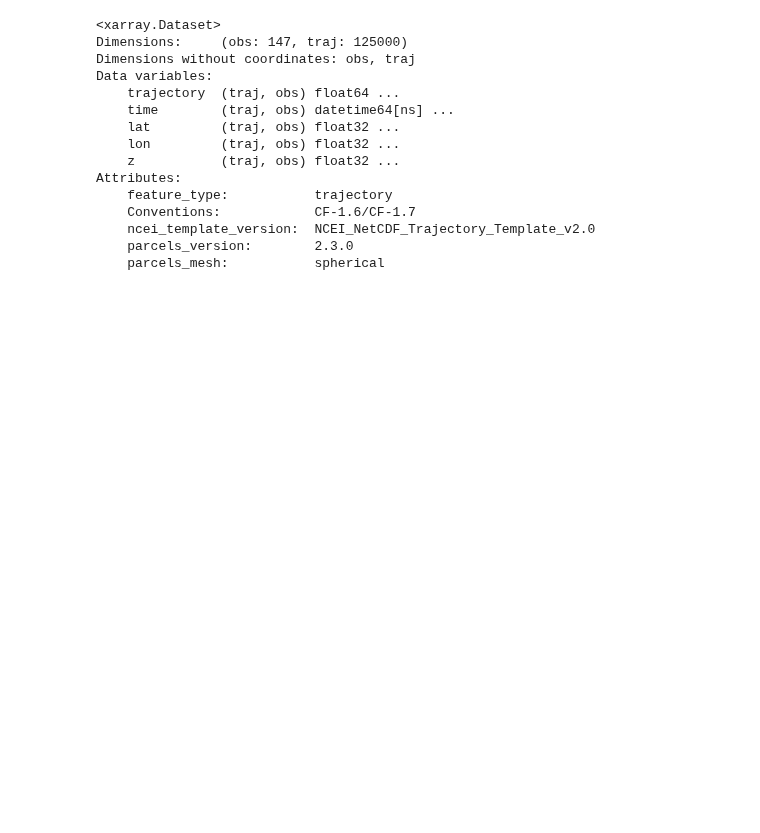
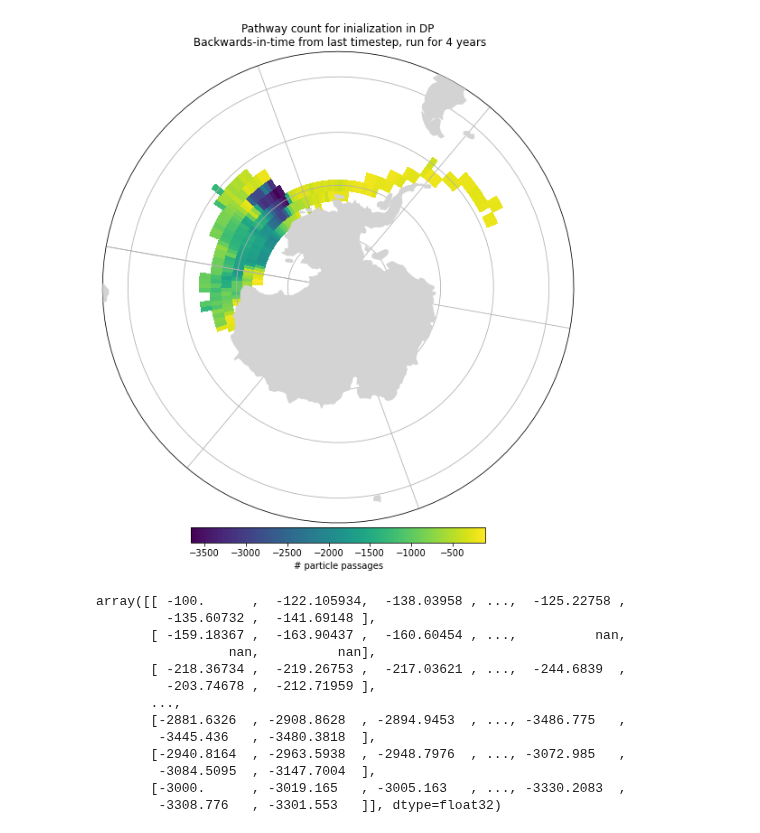
Before and after one commit to gmacgilchrist/bsose, a Jupyter notebook: notebooks/lagrangian/draw_parcel-out.ipynb, the cells around one changed output. Drawn from its saved outputs; the diff is of its cells as text; code cells hidden in the pictures; blank space fills up the shorter version.

```diff
--- a/notebooks/lagrangian/draw_parcel-out.ipynb
+++ b/notebooks/lagrangian/draw_parcel-out.ipynb
@@ -48,18 +61,48 @@ ax.set_title(
+# %%
+hs_depth = histogram(ds['lon'],ds['lat'],bins=[lonG,latG],weights=ds['z'],block_size=1)
+depth = hs_depth/hs
+# %%
+fig,ax = plt.subplots(figsize=(20,10),
+                      subplot_kw={'projection':
+                                      ccrs.SouthPolarStereo(
+                                      central_longitude=-100)})
+
+ax.set_extent([-180, 180, -90, -45], ccrs.PlateCarree())
+# Compute a circle in axes coordinates, which we can use as a boundary
+# for the map. We can pan/zoom as much as we like - the boundary will be
+# permanently circular.
+theta = np.linspace(0, 2*np.pi, 100)
+center, radius = [0.5, 0.5], 0.5
+verts = np.vstack([np.sin(theta), np.cos(theta)]).T
+circle = mpath.Path(verts * radius + center)
+ax.set_boundary(circle, transform=ax.transAxes)
+
+im=ax.pcolormesh(depth['lon_bin'],depth['lat_bin'],depth.transpose(),
+              transform=ccrs.PlateCarree())
+plt.colorbar(im,ax=ax,
+             orientation='horizontal',
+            fraction=0.03,pad=0.01,
+            label='# particle passages')
+
+ax.add_feature(cfeature.LAND, zorder=10,facecolor='lightgray')
+ax.gridlines()
+ax.set_title(
+    'Pathway count for inialization in DP\n Backwards-in-time from last timestep, run for 4 years');
+# %% [output]
+[figure, added]
 # %%
-ds
+ds['z'].values
 # %% [output]
-<xarray.Dataset>
-Dimensions:     (obs: 147, traj: 125000)
-Dimensions without coordinates: obs, traj
-Data variables:
-    trajectory  (traj, obs) float64 ...
-    time        (traj, obs) datetime64[ns] ...
-    lat         (traj, obs) float32 ...
-    lon         (traj, obs) float32 ...
-    z           (traj, obs) float32 ...
-Attributes:
-    feature_type:           trajectory
-    Conventions:            CF-1.6/CF-1.7
-    ncei_template_version:  NCEI_NetCDF_Trajectory_Template_v2.0
-    parcels_version:        2.3.0
-    parcels_mesh:           spherical
+array([[ -100.      ,  -122.105934,  -138.03958 , ...,  -125.22758 ,
+         -135.60732 ,  -141.69148 ],
+       [ -159.18367 ,  -163.90437 ,  -160.60454 , ...,          nan,
+                 nan,          nan],
+       [ -218.36734 ,  -219.26753 ,  -217.03621 , ...,  -244.6839  ,
+         -203.74678 ,  -212.71959 ],
+       ...,
+       [-2881.6326  , -2908.8628  , -2894.9453  , ..., -3486.775   ,
+        -3445.436   , -3480.3818  ],
+       [-2940.8164  , -2963.5938  , -2948.7976  , ..., -3072.985   ,
+        -3084.5095  , -3147.7004  ],
+       [-3000.      , -3019.165   , -3005.163   , ..., -3330.2083  ,
+        -3308.776   , -3301.553   ]], dtype=float32)
```
Also changed, not shown: parts of 6 cells of this notebook, 4 other files.
